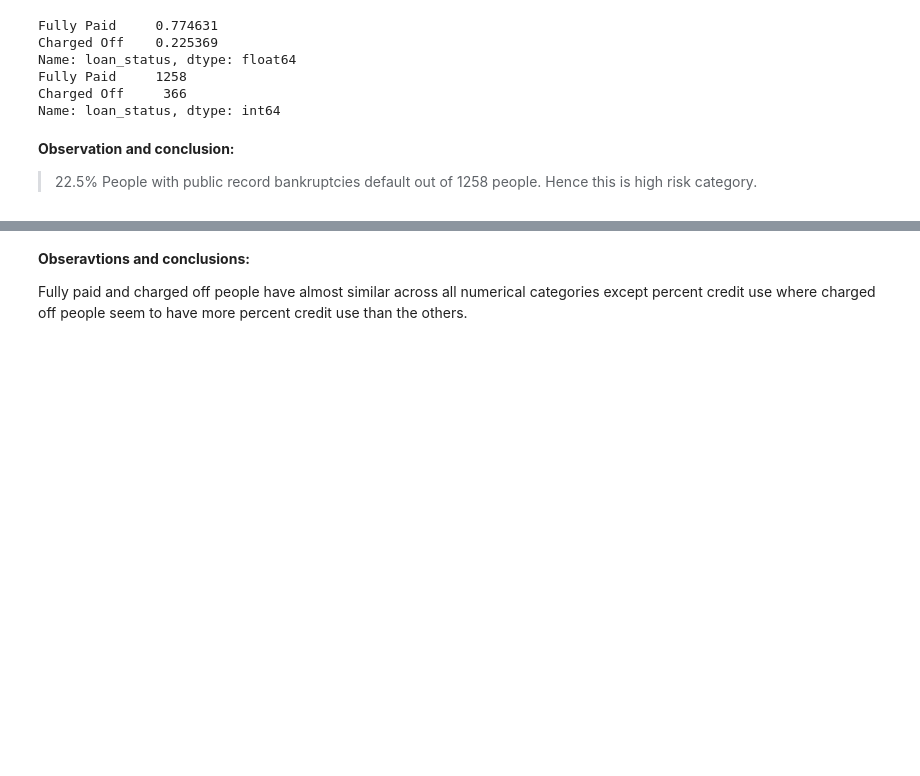
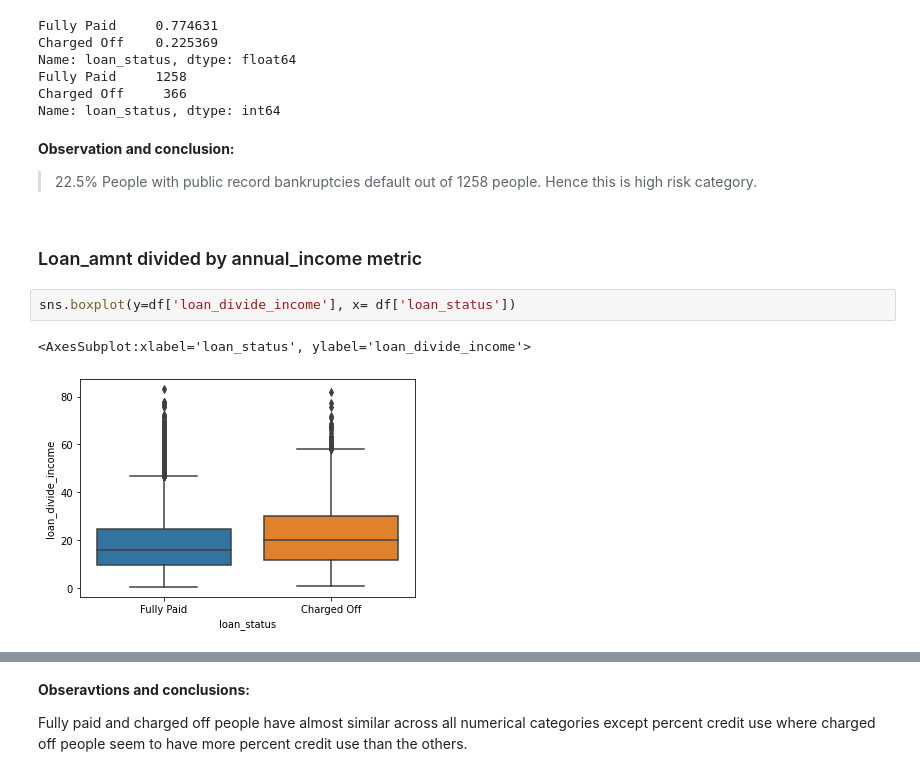
Before and after one commit to suchins3/LendingClub, a Jupyter notebook: Lending club case study.ipynb, the cells around one changed output, grey strips where cells are left out. Cells and saved outputs as stored; diff of their text form; blank space fills up the shorter version.

Commit message:
Cleaned code, added new metrics & recommendations

```diff
--- a/Lending club case study.ipynb
+++ b/Lending club case study.ipynb
@@ -529,3 +564,10 @@ Name: loan_status, dtype: int64
 **Observation and conclusion:**
 
 >22.5% People with public record bankruptcies default out of 1258 people. Hence this is high risk category.
+# %% [markdown]
+### Loan_amnt divided by annual_income metric
+# %%
+sns.boxplot(y=df['loan_divide_income'], x= df['loan_status'])
+# %% [output]
+<AxesSubplot:xlabel='loan_status', ylabel='loan_divide_income'>
+[figure, added]
```
Also changed, not shown: parts of 45 cells of this notebook.
